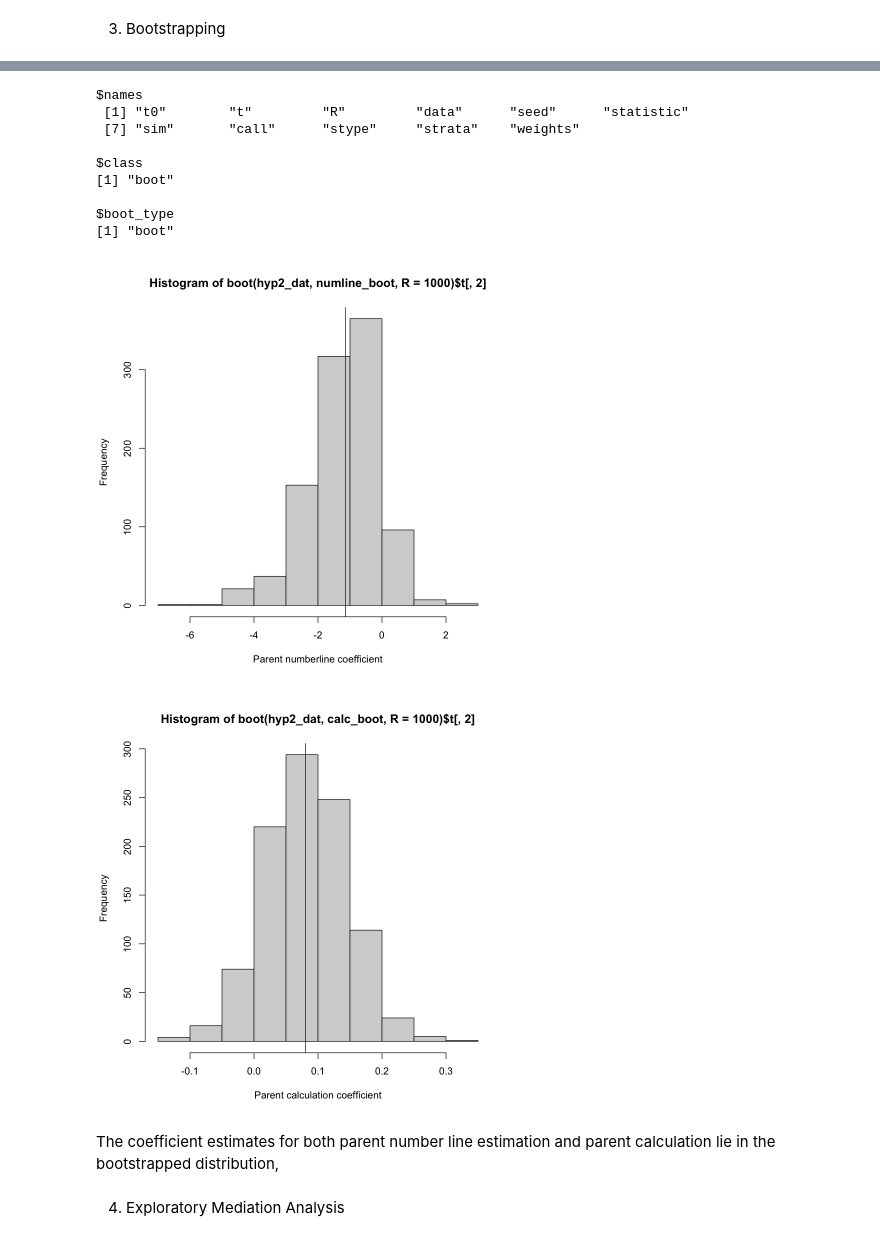
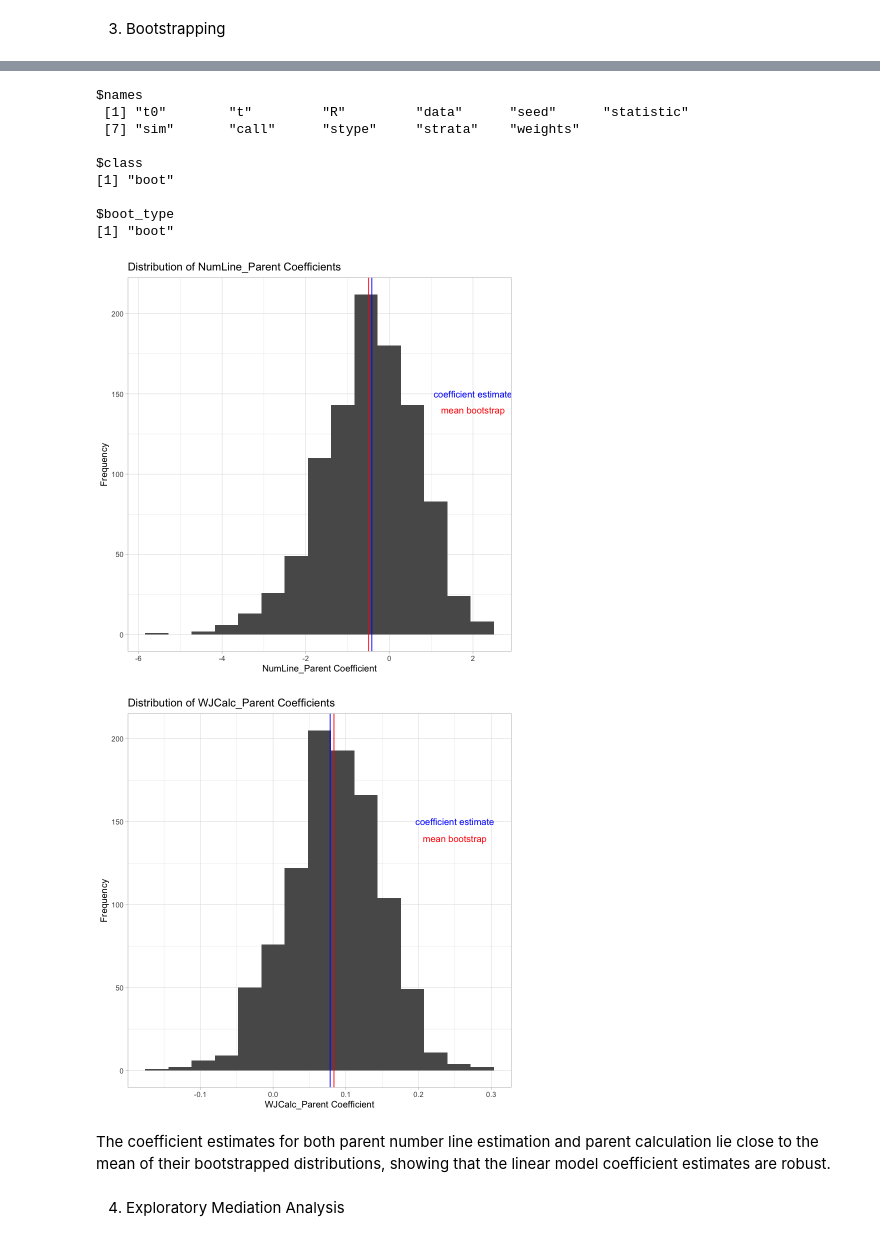
Before and after one commit to ckaicher/Kaicher_DSPN_S23, a Jupyter notebook: Kaicher_DSPN_S23_FinalProject.ipynb, the cells around one changed output, grey strips where cells are left out. Saved outputs shown, nothing was run; the diff lists cells and outputs as text; code cells hidden in the pictures.

```diff
--- a/Kaicher_DSPN_S23_FinalProject.ipynb
+++ b/Kaicher_DSPN_S23_FinalProject.ipynb
@@ -276,13 +507,11 @@ ggplot(bic.df,aes(x=numvar,y=bic,shape=minbic,col=minbic)) +
 # %% [markdown]
 1. Linear Models
 # %%
-library(boot)
+numline_lm_2 <- glm(NumLine_Child ~ NumLine_Parent + Age.Years_Child, data = hyp2_dat)
+summary(numline_lm_2)
 
-numline_lm <- glm(NumLine_Child ~ NumLine_Parent + Age.Years_Child, data = hyp2_dat)
-summary(numline_lm)
-
-calc_lm <- glm(WJCalc_Child ~ WJCalc_Parent + Age.Years_Child, data = hyp2_dat)
-summary(calc_lm)
+calc_lm_2 <- glm(WJCalc_Child ~ WJCalc_Parent + Age.Years_Child, data = hyp2_dat)
+summary(calc_lm_2)
 # %% [output]
 Call:
 glm(formula = NumLine_Child ~ NumLine_Parent + Age.Years_Child,
@@ -337,32 +566,46 @@ interpret prediction errors
 # %% [markdown]
 3. Bootstrapping
 # %%
-library(tidyverse)
-
 numline_boot <- function(data, index){
-    return(coef(lm(NumLine_Child ~ NumLine_Parent + Age.Years_Child, data=data, subset=index)))}
+    return(coef(glm(NumLine_Child ~ NumLine_Parent + Age.Years_Child, data=data, subset=index)))}
 
 calc_boot <- function(data, index){
-    return(coef(lm(WJCalc_Child ~ WJCalc_Parent + Age.Years_Child, data=data, subset=index)))}
+    return(coef(glm(WJCalc_Child ~ WJCalc_Parent + Age.Years_Child, data=data, subset=index)))}
 
 #sanity check
-print(numline_boot(hyp2_dat, 1:34))
-print(calc_boot(hyp2_dat, 1:34))
+print(numline_boot(hyp2_dat, 1:31))
+print(calc_boot(hyp2_dat, 1:31))
 
 #bootstrap for number line model
 numline_boot_obj = boot(hyp2_dat, numline_boot, R=1000)
 print(numline_boot_obj)
 attributes(numline_boot_obj)
 
-hist(boot(hyp2_dat, numline_boot, R=1000)$t[,2], xlab="Parent numberline coefficient")
-abline(v=numline_lm$coefficients[2])
+bootstrap_df <- data.frame(numlineparent_coef = numline_boot_obj$t[,2])
+
+ggplot(bootstrap_df, aes(x=numlineparent_coef)) +
+    geom_histogram(bins = 15) +
+    theme_light() +
+    geom_vline(xintercept=numline_lm_2$coefficients[2], color="blue") +
+    annotate("text", x=2, y=150, label= "coefficient estimate", color="blue") +
+    geom_vline(xintercept=mean(bootstrap_df$numlineparent_coef), color="red") +
+    annotate("text", x=2, y=140, label= "mean bootstrap", color="red") +
+    labs(title = "Distribution of NumLine_Parent Coefficients", x="NumLine_Parent Coefficient", y="Frequency")
 
 #bootstrap for calculation model
 calc_boot_obj = boot(hyp2_dat, calc_boot, R=1000)
 print(calc_boot_obj)
 attributes(calc_boot_obj)
 
-hist(boot(hyp2_dat, calc_boot, R=1000)$t[,2], xlab="Parent calculation coefficient")
-abline(v=calc_lm$coefficients[2])
+bootstrap_df <- mutate(bootstrap_df, calcparent_coef=calc_boot_obj$t[,2])
+
+ggplot(bootstrap_df, aes(x=calcparent_coef)) +
+    geom_histogram(bins = 15) +
+    theme_light() +
+    geom_vline(xintercept=calc_lm_2$coefficients[2], color="blue") +
+    annotate("text", x=0.25, y=150, label= "coefficient estimate", color="blue") +
+    geom_vline(xintercept=mean(bootstrap_df$calcparent_coef), color="red") +
+    annotate("text", x=0.25, y=140, label= "mean bootstrap", color="red") +
+    labs(title = "Distribution of WJCalc_Parent Coefficients", x="WJCalc_Parent Coefficient", y="Frequency")
 # %% [output]
     (Intercept)  NumLine_Parent Age.Years_Child
@@ -406,16 +649,16 @@ t3*   3.45820845  0.009251040  0.32012934
 $names
  [1] "t0"        "t"         "R"         "data"      "seed"      "statistic"
  [7] "sim"       "call"      "stype"     "strata"    "weights"
 
 $class
 [1] "boot"
 
 $boot_type
 [1] "boot"
-[figure, old version]
+[figure, new version]
-[figure, old version]
+[figure, new version]
 # %% [markdown]
-The coefficient estimates for both parent number line estimation and parent calculation lie in the bootstrapped distribution,
+The coefficient estimates for both parent number line estimation and parent calculation lie close to the mean of their bootstrapped distributions, showing that the linear model coefficient estimates are robust.
 # %% [markdown]
 4. Exploratory Mediation Analysis
 # %% [markdown]
```
Also changed, not shown: parts of 30 cells of this notebook.
